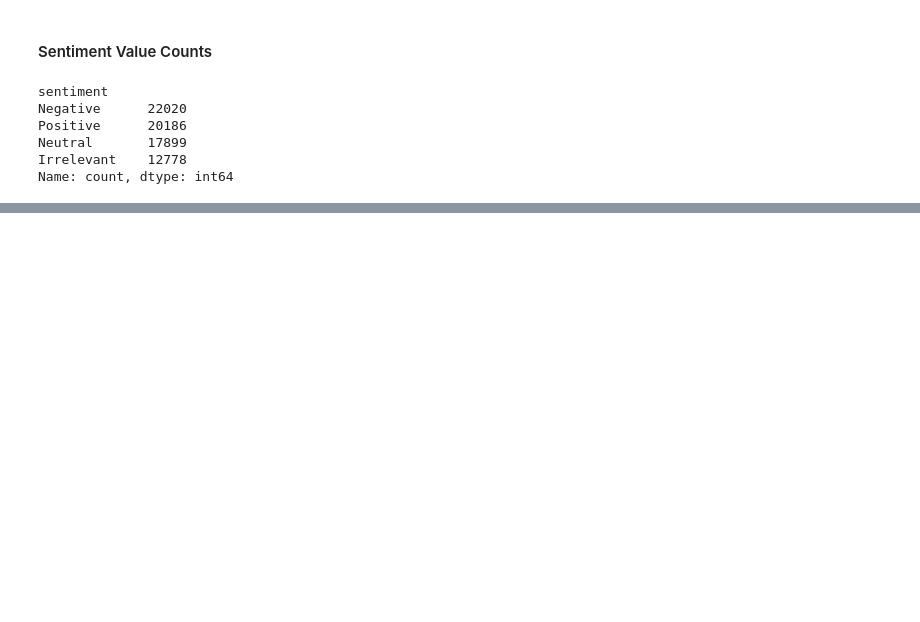
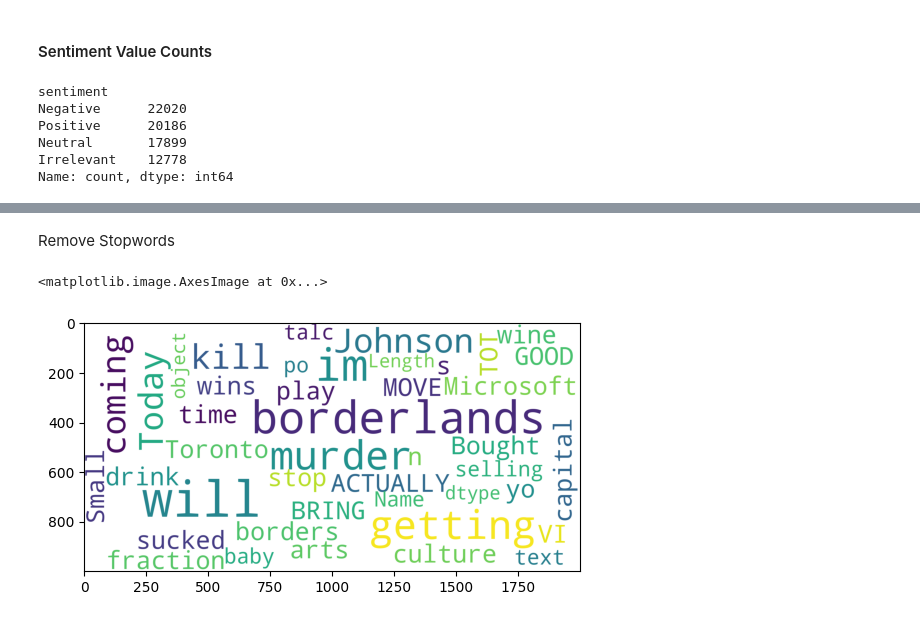
Before and after one commit to luch91/TWITTER-SENTIMENT-ANALYSIS, a Jupyter notebook: twitter_sentiment_analysis.ipynb, the cells around one changed output, grey strips where cells are left out. Saved outputs shown, nothing was run; the diff lists cells and outputs as text; code cells hidden in the pictures; blank space fills up the shorter version.

```diff
--- a/twitter_sentiment_analysis.ipynb
+++ b/twitter_sentiment_analysis.ipynb
@@ -182,0 +239,14 @@ Name: count, dtype: int64
+# %%
+from wordcloud import WordCloud, STOPWORDS
+
+stopwords = set(STOPWORDS)
+# %% [markdown]
+Remove Stopwords
+# %%
+wordcloud = WordCloud(background_color="white", stopwords=stopwords,
+                      max_words=300, max_font_size=40,scale=5).generate(str(df["text"]))
+
+plt.imshow(wordcloud)
+# %% [output]
+<matplotlib.image.AxesImage at 0x...>
+[figure, added]
```
Also changed, not shown: parts of 26 cells of this notebook.
